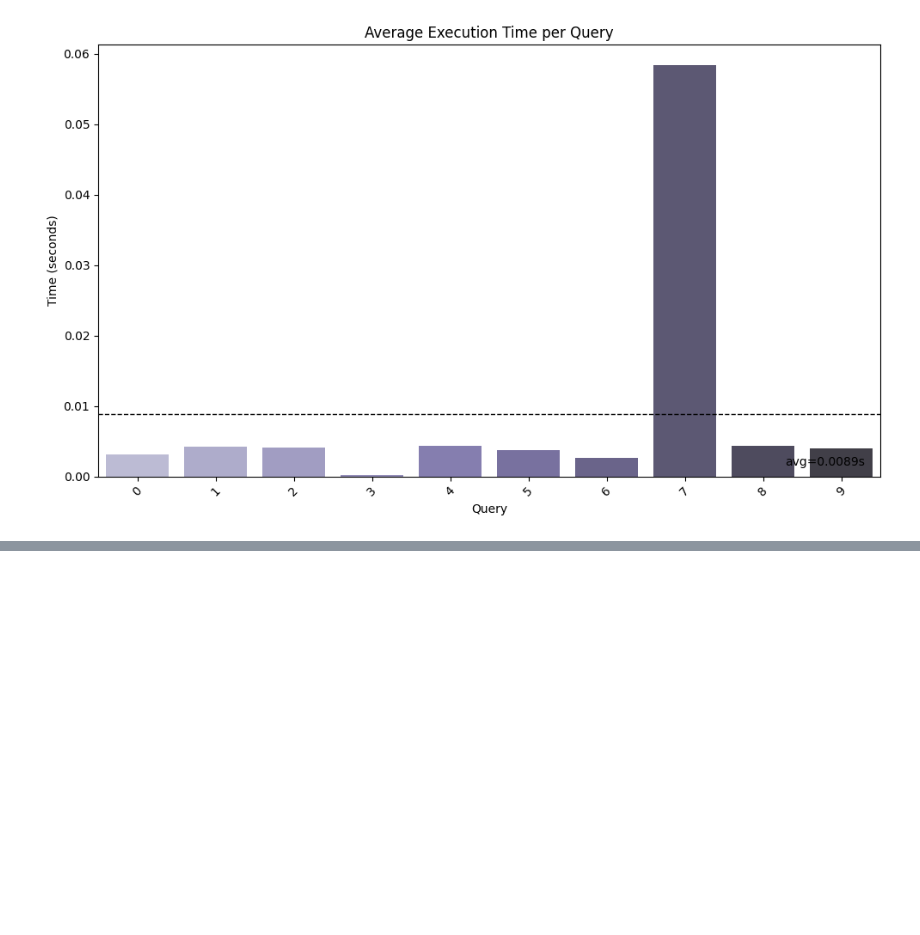
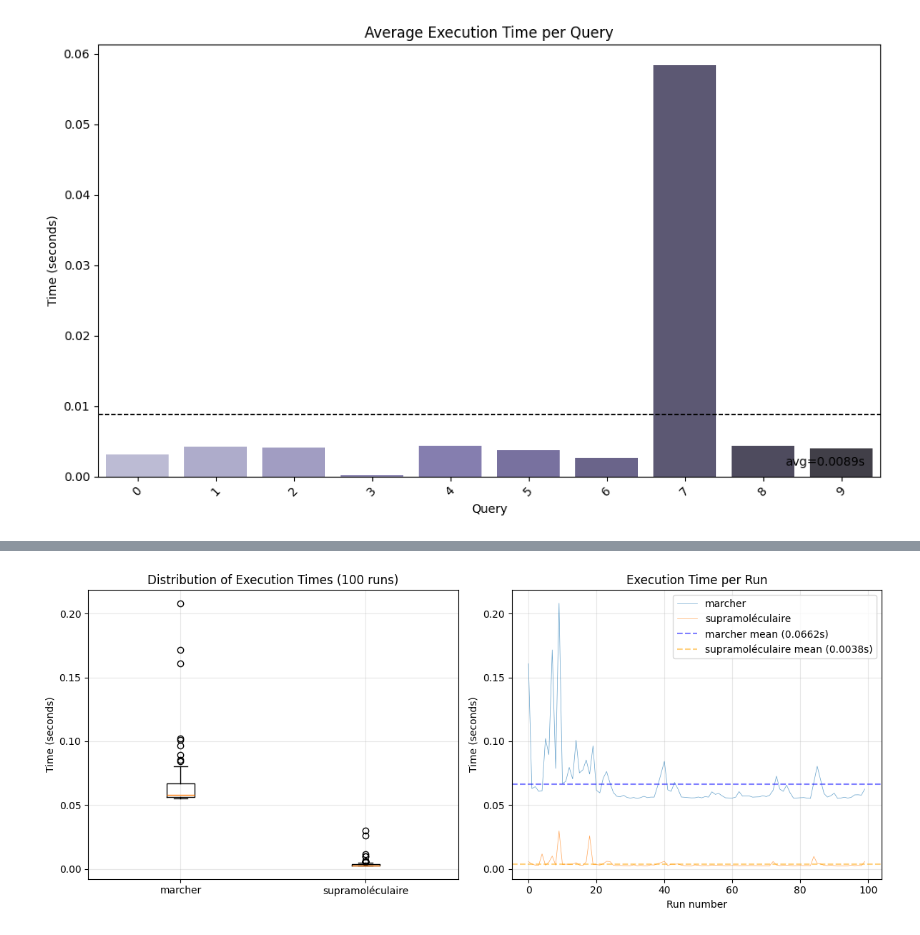
Before and after one commit to caioartus/lo17-dm, a Jupyter notebook: notebooks/evaluate.ipynb, the cells around one changed output, grey strips where cells are left out. Drawn from its saved outputs; the diff is of its cells as text; code cells hidden in the pictures; blank space fills up the shorter version.

```diff
--- a/notebooks/evaluate.ipynb
+++ b/notebooks/evaluate.ipynb
@@ -195,0 +238,81 @@ Passing `palette` without assigning `hue` is deprecated and will be removed in v
+# %%
+from timeit import default_timer as timer
+import matplotlib.pyplot as plt
+import numpy as np
+
+num_runs = 100
+query1 = "qui parle de marcher"
+query2 = "qui parle de supramoléculaire"
+
+
+times_query1 = []
+times_query2 = []
+
+for i in range(num_runs):
+    # Query 1
+    s = timer()
+    res = pretraiteur.extract_key_words(query1)
+    e = timer()
+    times_query1.append(e - s)
+
+    # Query 2
+    s = timer()
+    res = pretraiteur.extract_key_words(query2)
+    e = timer()
+    times_query2.append(e - s)
+
+# Calculate averages
+avg_q1 = np.mean(times_query1)
+avg_q2 = np.mean(times_query2)
+std_q1 = np.std(times_query1)
+std_q2 = np.std(times_query2)
+
+# Print statistics
+print(f"Query 1 ('{query1}'):")
+print(f"  Mean: {avg_q1:.6f}s")
+print(f"  Std:  {std_q1:.6f}s")
+print(f"  Min:  {np.min(times_query1):.6f}s")
+print(f"  Max:  {np.max(times_query1):.6f}s")
+print()
+print(f"Query 2 ('{query2}'):")
+print(f"  Mean: {avg_q2:.6f}s")
+print(f"  Std:  {std_q2:.6f}s")
+print(f"  Min:  {np.min(times_query2):.6f}s")
+print(f"  Max:  {np.max(times_query2):.6f}s")
+print()
+print(f"Difference: {abs(avg_q1 - avg_q2):.6f}s ({abs(avg_q1 - avg_q2)/min(avg_q1, avg_q2)*100:.1f}% difference)")
+
+# Visualization
+fig, axes = plt.subplots(1, 2, figsize=(12, 5))
+
+# Box plots
+axes[0].boxplot([times_query1, times_query2], labels=['marcher', 'supramoléculaire'])
+axes[0].set_ylabel('Time (seconds)')
+axes[0].set_title('Distribution of Execution Times (100 runs)')
+axes[0].grid(True, alpha=0.3)
+
+# Line plot showing evolution over runs
+axes[1].plot(times_query1, label='marcher', alpha=0.7, linewidth=0.5)
+axes[1].plot(times_query2, label='supramoléculaire', alpha=0.7, linewidth=0.5)
+axes[1].axhline(y=avg_q1, color='blue', linestyle='--', label=f'marcher mean ({avg_q1:.4f}s)', alpha=0.5)
+axes[1].axhline(y=avg_q2, color='orange', linestyle='--', label=f'supramoléculaire mean ({avg_q2:.4f}s)', alpha=0.5)
+axes[1].set_xlabel('Run number')
+axes[1].set_ylabel('Time (seconds)')
+axes[1].set_title('Execution Time per Run')
+axes[1].legend()
+axes[1].grid(True, alpha=0.3)
+
+plt.tight_layout()
+plt.show()
+
+# Histogram comparison
+plt.figure(figsize=(10, 5))
+plt.hist(times_query1, bins=20, alpha=0.5, label='marcher', edgecolor='black')
+plt.hist(times_query2, bins=20, alpha=0.5, label='', edgecolor='black')
+plt.xlabel('Time (seconds)')
+plt.ylabel('Frequency')
+plt.title('Histogram of Execution Times')
+plt.legend()
+plt.grid(True, alpha=0.3)
+plt.show()
+# %% [output]
@@ -195,0 +332 @@ Passing `palette` without assigning `hue` is deprecated and will be removed in v
+[figure, added]
```
Also changed, not shown: parts of 12 cells of this notebook, 5 other files.
